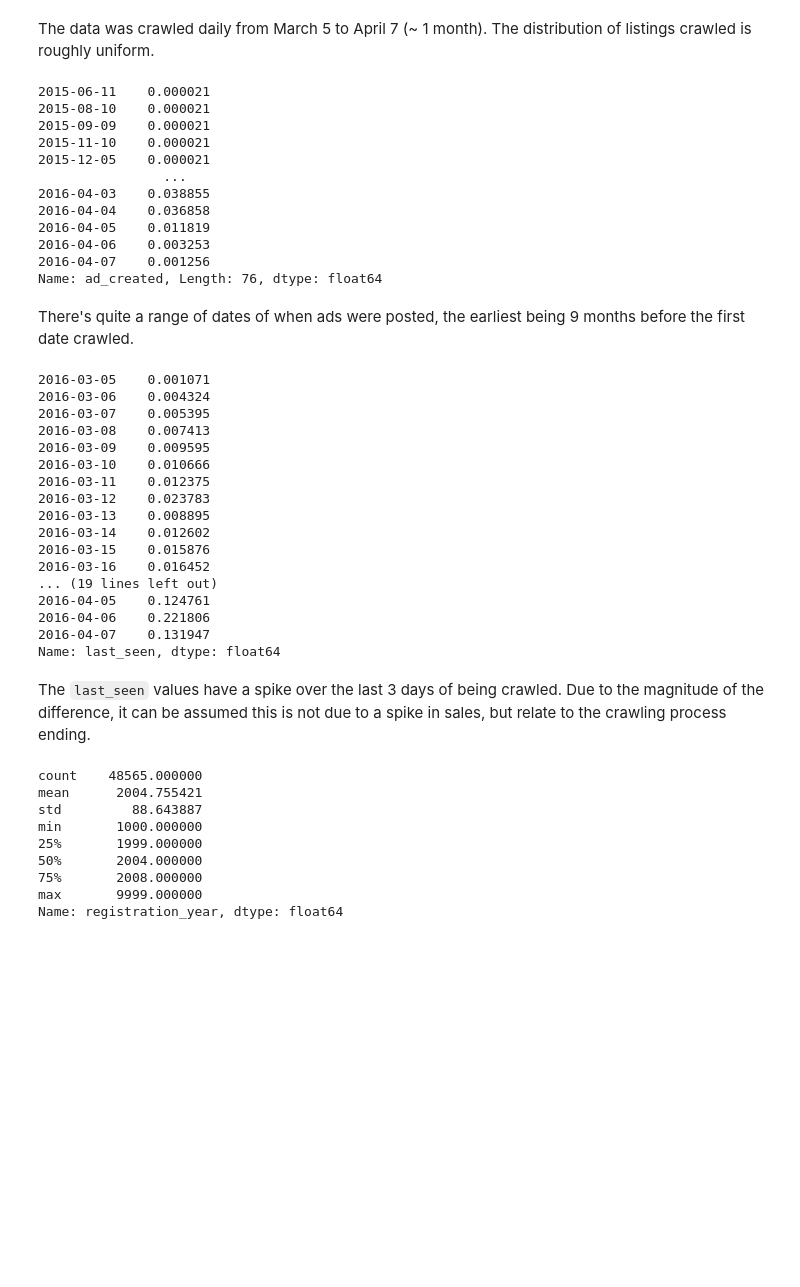
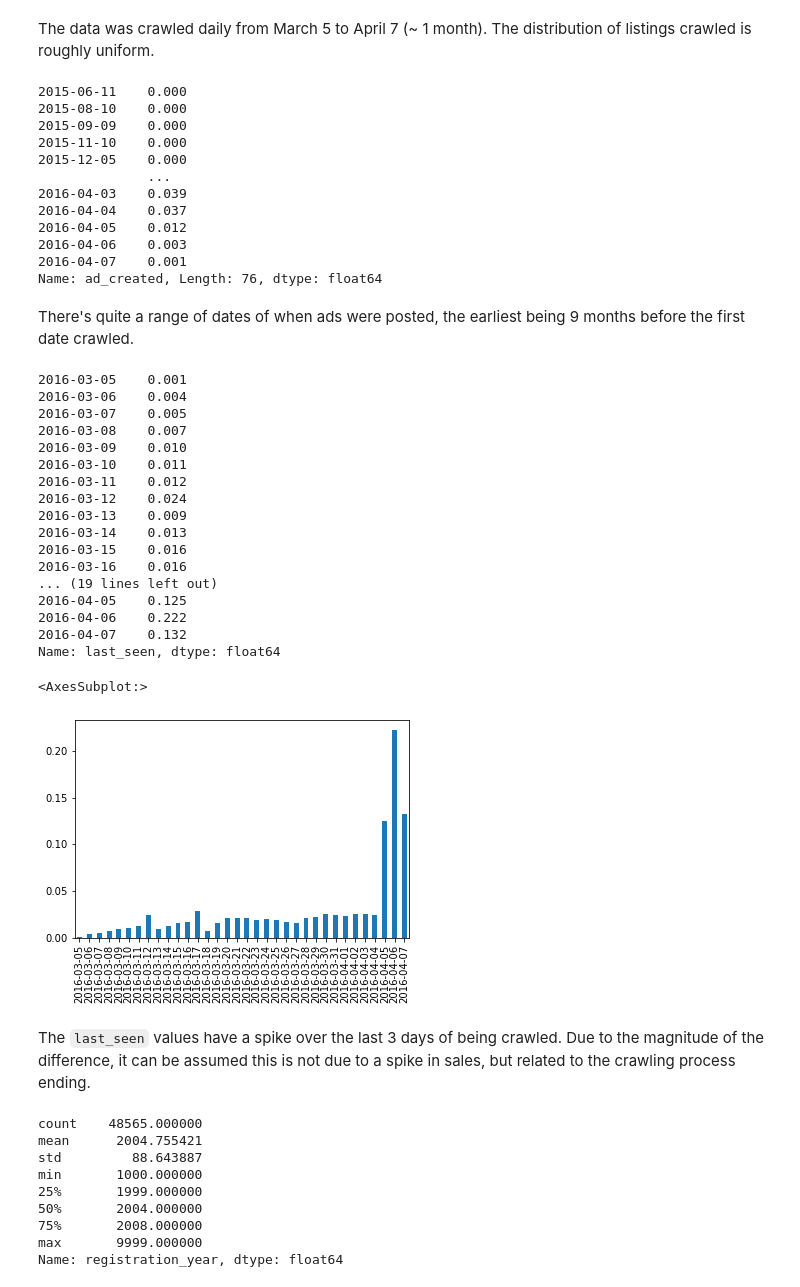
Before and after one commit to Daara-S/data-science, a Jupyter notebook: Exploring eBay Car Sales Data/Exploring eBay Car Sales Data.ipynb, the cells around one changed output. Cells and saved outputs as stored; diff of their text form; code cells hidden in the pictures; blank space fills up the shorter version.

```diff
--- a/Exploring eBay Car Sales Data/Exploring eBay Car Sales Data.ipynb
+++ b/Exploring eBay Car Sales Data/Exploring eBay Car Sales Data.ipynb
@@ -343,20 +343,21 @@ The data was crawled daily from March 5 to April 7 (~ 1 month). The distribution
 print(autos['ad_created']
       .str[:10]
       .value_counts(normalize=True, dropna=False)
+      .round(3)
       .sort_index()
      )
 # %% [output]
-2015-06-11    0.000021
-2015-08-10    0.000021
-2015-09-09    0.000021
-2015-11-10    0.000021
-2015-12-05    0.000021
-                ...
-2016-04-03    0.038855
-2016-04-04    0.036858
-2016-04-05    0.011819
-2016-04-06    0.003253
-2016-04-07    0.001256
+2015-06-11    0.000
+2015-08-10    0.000
+2015-09-09    0.000
+2015-11-10    0.000
+2015-12-05    0.000
+              ...
+2016-04-03    0.039
+2016-04-04    0.037
+2016-04-05    0.012
+2016-04-06    0.003
+2016-04-07    0.001
 Name: ad_created, Length: 76, dtype: float64
 # %% [markdown]
 There's quite a range of dates of when ads were posted, the earliest being 9 months before the first date crawled.
@@ -364,28 +365,39 @@ There's quite a range of dates of when ads were posted, the earliest being 9 mon
 print(autos['last_seen']
       .str[:10]
       .value_counts(normalize=True, dropna=False)
+      .round(3)
       .sort_index()
      )
 # %% [output]
-2016-03-05    0.001071
-2016-03-06    0.004324
-2016-03-07    0.005395
-2016-03-08    0.007413
-2016-03-09    0.009595
-2016-03-10    0.010666
-2016-03-11    0.012375
-2016-03-12    0.023783
-2016-03-13    0.008895
-2016-03-14    0.012602
-2016-03-15    0.015876
-2016-03-16    0.016452
+2016-03-05    0.001
+2016-03-06    0.004
+2016-03-07    0.005
+2016-03-08    0.007
+2016-03-09    0.010
+2016-03-10    0.011
+2016-03-11    0.012
+2016-03-12    0.024
+2016-03-13    0.009
+2016-03-14    0.013
+2016-03-15    0.016
+2016-03-16    0.016
 ... (19 lines left out)
-2016-04-05    0.124761
-2016-04-06    0.221806
-2016-04-07    0.131947
+2016-04-05    0.125
+2016-04-06    0.222
+2016-04-07    0.132
 Name: last_seen, dtype: float64
+# %%
+graphy = (autos['last_seen']
+      .str[:10]
+      .value_counts(normalize=True, dropna=False)
+      .sort_index())
+
+graphy.plot(kind='bar')
+# %% [output]
+<AxesSubplot:>
+[figure, added]
 # %% [markdown]
-The `last_seen` values have a spike over the last 3 days of being crawled. Due to the magnitude of the difference, it can be assumed this is not due to a spike in sales, but relate to the crawling process ending.
+The `last_seen` values have a spike over the last 3 days of being crawled. Due to the magnitude of the difference, it can be assumed this is not due to a spike in sales, but related to the crawling process ending.
 # %%
 autos["registration_year"].describe()
 # %% [output]
```
Also changed, not shown: parts of 12 cells of this notebook.
